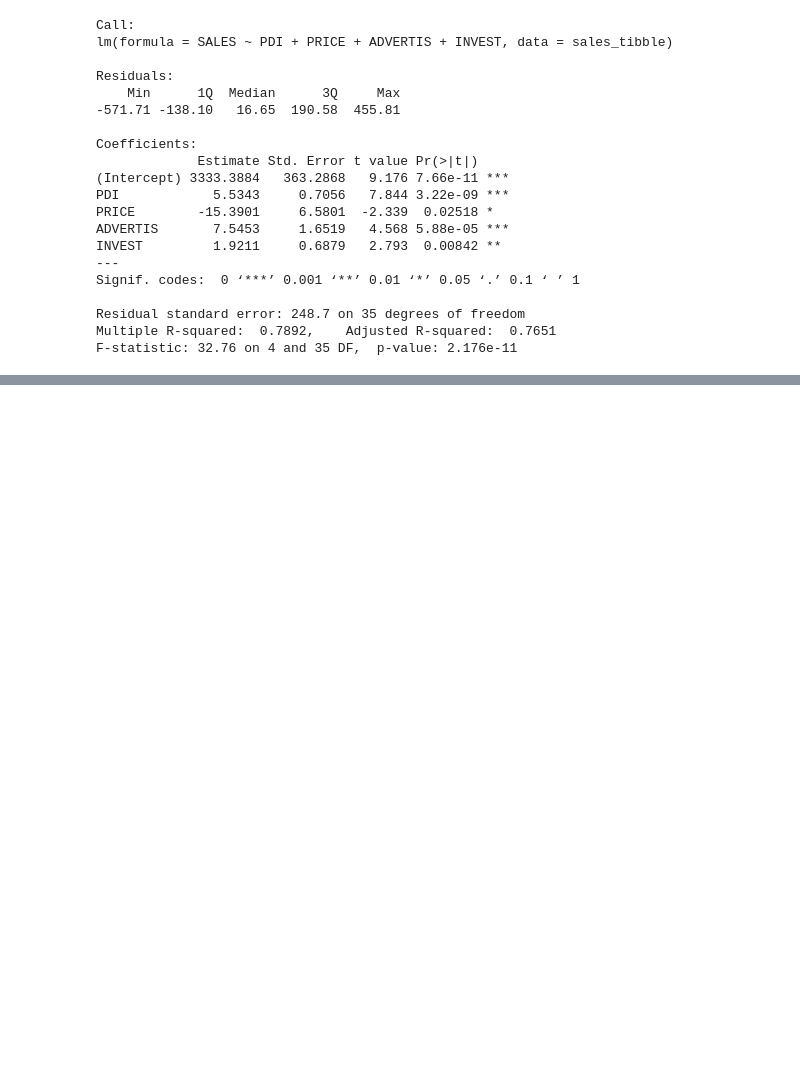
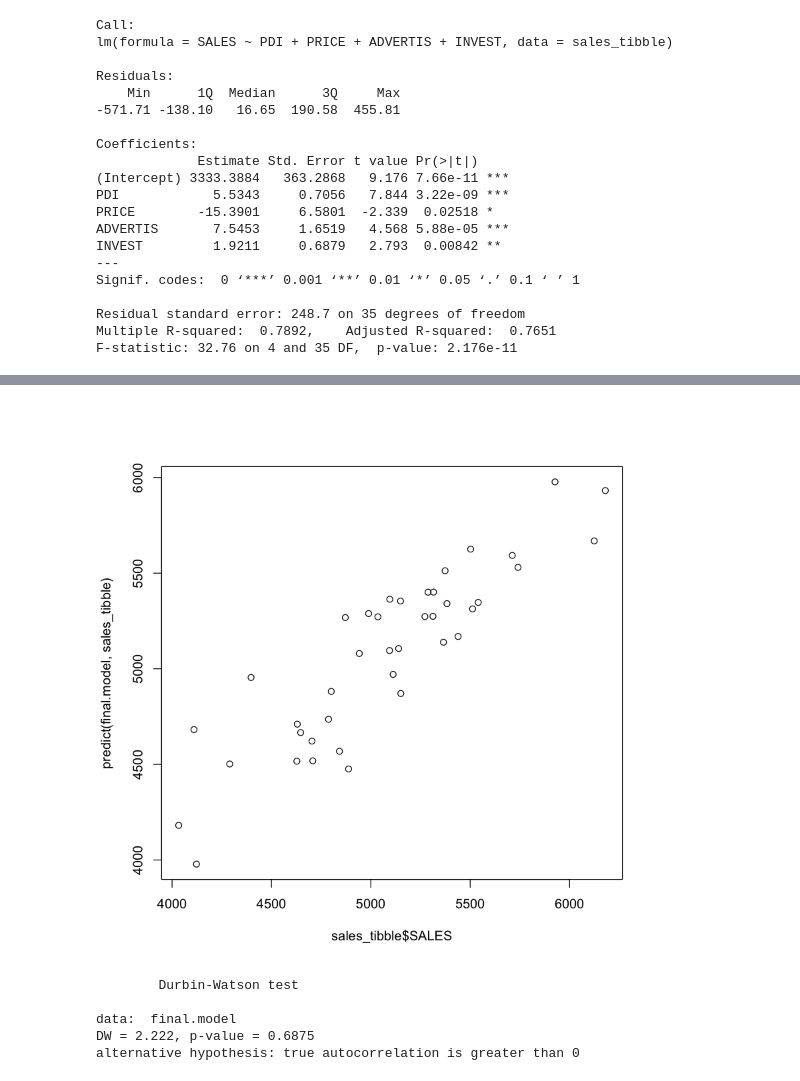
Before and after one commit to xr71/p1_udj_assignments, a Jupyter notebook: s11_forecasting/s11_sales.ipynb, the cells around one changed output, grey strips where cells are left out. Saved outputs shown, nothing was run; the diff lists cells and outputs as text; code cells hidden in the pictures; blank space fills up the shorter version.

```diff
--- a/s11_forecasting/s11_sales.ipynb
+++ b/s11_forecasting/s11_sales.ipynb
@@ -130,0 +157,12 @@ F-statistic: 32.76 on 4 and 35 DF,  p-value: 2.176e-11
+# %%
+plot(sales_tibble$SALES, predict(final.model, sales_tibble))
+# %% [output]
+[figure, added]
+# %%
+dwtest(final.model)
+# %% [output]
+        Durbin-Watson test
+
+data:  final.model
+DW = 2.222, p-value = 0.6875
+alternative hypothesis: true autocorrelation is greater than 0
```
Also changed, not shown: parts of 19 cells of this notebook.
